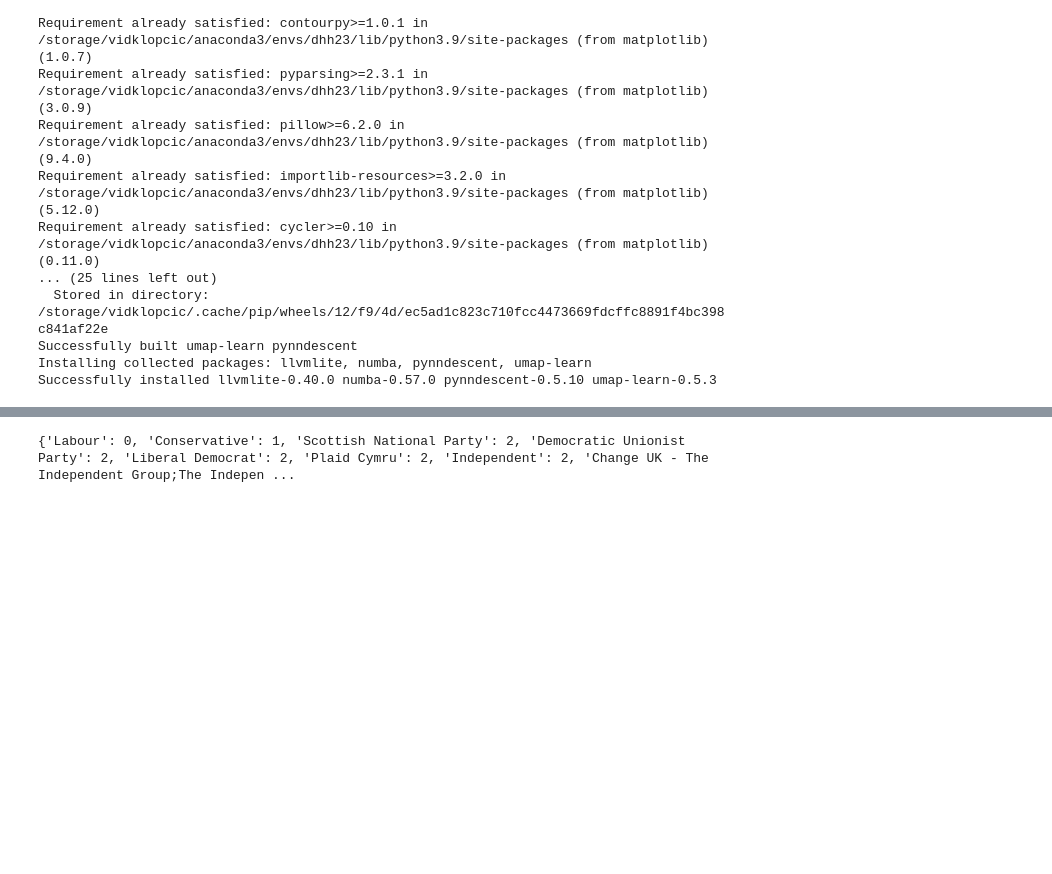
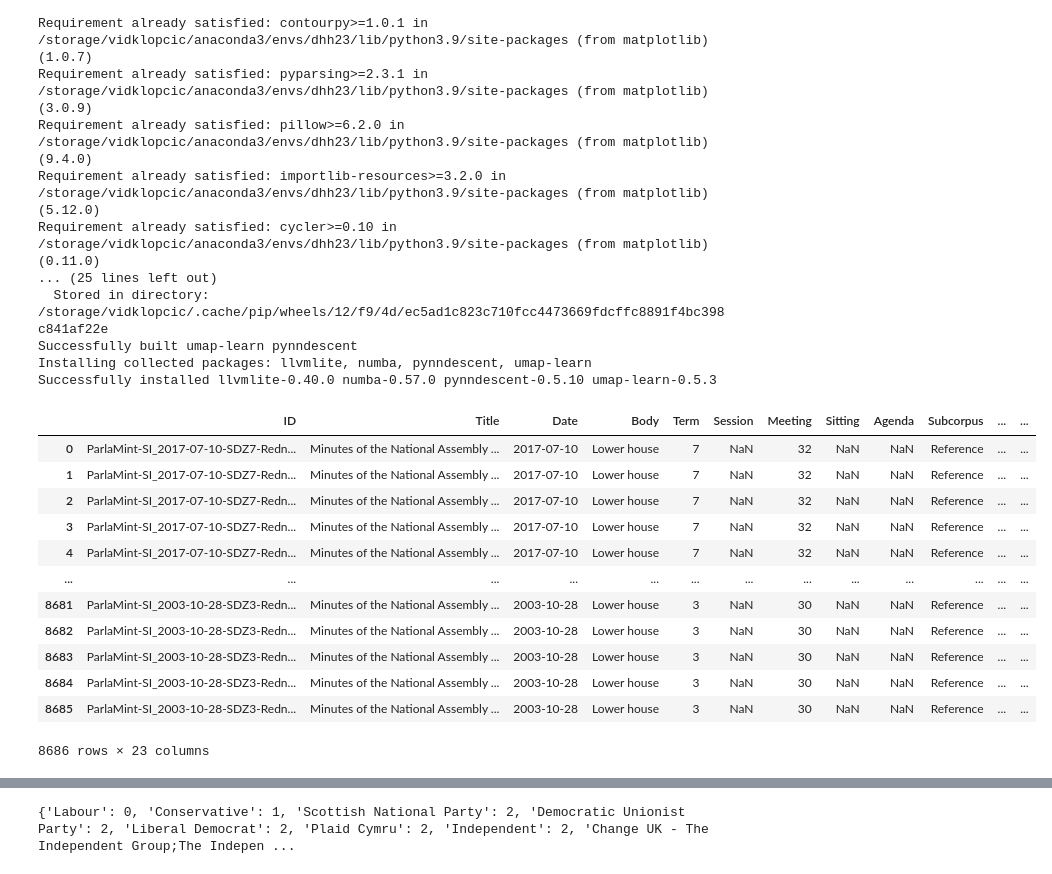
Before and after one commit to vidklopcic/dhh23, a Jupyter notebook: preliminary_clustering.ipynb, the cells around one changed output, grey strips where cells are left out. Cells and saved outputs as stored; diff of their text form; code cells hidden in the pictures; blank space fills up the shorter version.

```diff
--- a/preliminary_clustering.ipynb
+++ b/preliminary_clustering.ipynb
@@ -19,10 +19,44 @@ Requirement already satisfied: cycler>=0.10 in /storage/vidklopcic/anaconda3/env
 Successfully built umap-learn pynndescent
 Installing collected packages: llvmlite, numba, pynndescent, umap-learn
 Successfully installed llvmlite-0.40.0 numba-0.57.0 pynndescent-0.5.10 umap-learn-0.5.3
-# %%
-import pickle
-
-embeddings = pickle.load(open('artefacts/bojan/ParlaMint_GB_commons_aggregated_embeddings.pkl', 'rb'))
+# %%
+from pathlib import Path
+import pickle
+import pandas as pd
+topics = [
+    'eu_GB.csv'
+    'eu_HU.csv'
+    'eu_SI.csv'
+    'eu_UA.csv'
+    'gender_GB.csv'
+    'gender_HU.csv'
+    'gender_SI.csv'
+    'gender_UA.csv'
+    'healthcare_GB.csv'
+    'healthcare_HU.csv'
+    'healthcare_SI.csv'
+    'healthcare_UA.csv'
+    'war_GB.csv'
+    'war_HU.csv'
+    'war_SI.csv'
+    'war_UA.csv'
+]
+topic_artefacts = Path('artefacts/by_topic/topic_csvs/')
+pd.read_feather(topic_artefacts / 'war_SI.csv')
+# %% [output]
+|  | ID | Title | Date | Body | Term | Session | Meeting | Sitting | Agenda | Subcorpus | ... | ... |
+| 0 | ParlaMint-SI_2017-07-10-SDZ7-Redn... | Minutes of the National Assembly ... | 2017-07-10 | Lower house | 7 | NaN | 32 | NaN | NaN | Reference | ... | ... |
+| 1 | ParlaMint-SI_2017-07-10-SDZ7-Redn... | Minutes of the National Assembly ... | 2017-07-10 | Lower house | 7 | NaN | 32 | NaN | NaN | Reference | ... | ... |
+| 2 | ParlaMint-SI_2017-07-10-SDZ7-Redn... | Minutes of the National Assembly ... | 2017-07-10 | Lower house | 7 | NaN | 32 | NaN | NaN | Reference | ... | ... |
+| 3 | ParlaMint-SI_2017-07-10-SDZ7-Redn... | Minutes of the National Assembly ... | 2017-07-10 | Lower house | 7 | NaN | 32 | NaN | NaN | Reference | ... | ... |
+| 4 | ParlaMint-SI_2017-07-10-SDZ7-Redn... | Minutes of the National Assembly ... | 2017-07-10 | Lower house | 7 | NaN | 32 | NaN | NaN | Reference | ... | ... |
+| ... | ... | ... | ... | ... | ... | ... | ... | ... | ... | ... | ... | ... |
+| 8681 | ParlaMint-SI_2003-10-28-SDZ3-Redn... | Minutes of the National Assembly ... | 2003-10-28 | Lower house | 3 | NaN | 30 | NaN | NaN | Reference | ... | ... |
+| 8682 | ParlaMint-SI_2003-10-28-SDZ3-Redn... | Minutes of the National Assembly ... | 2003-10-28 | Lower house | 3 | NaN | 30 | NaN | NaN | Reference | ... | ... |
+| 8683 | ParlaMint-SI_2003-10-28-SDZ3-Redn... | Minutes of the National Assembly ... | 2003-10-28 | Lower house | 3 | NaN | 30 | NaN | NaN | Reference | ... | ... |
+| 8684 | ParlaMint-SI_2003-10-28-SDZ3-Redn... | Minutes of the National Assembly ... | 2003-10-28 | Lower house | 3 | NaN | 30 | NaN | NaN | Reference | ... | ... |
+| 8685 | ParlaMint-SI_2003-10-28-SDZ3-Redn... | Minutes of the National Assembly ... | 2003-10-28 | Lower house | 3 | NaN | 30 | NaN | NaN | Reference | ... | ... |
+8686 rows × 23 columns
 # %%
 import pandas as pd
 
```
Also changed, not shown: parts of 1 cell of this notebook, 4 other files.
